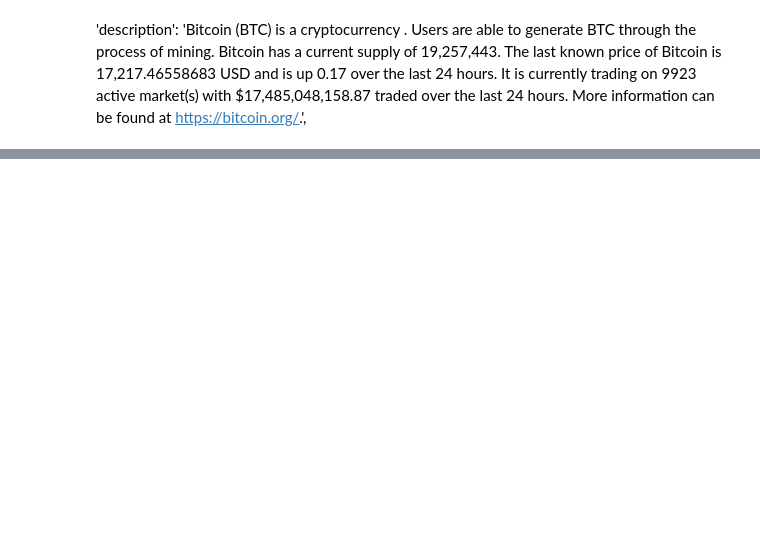
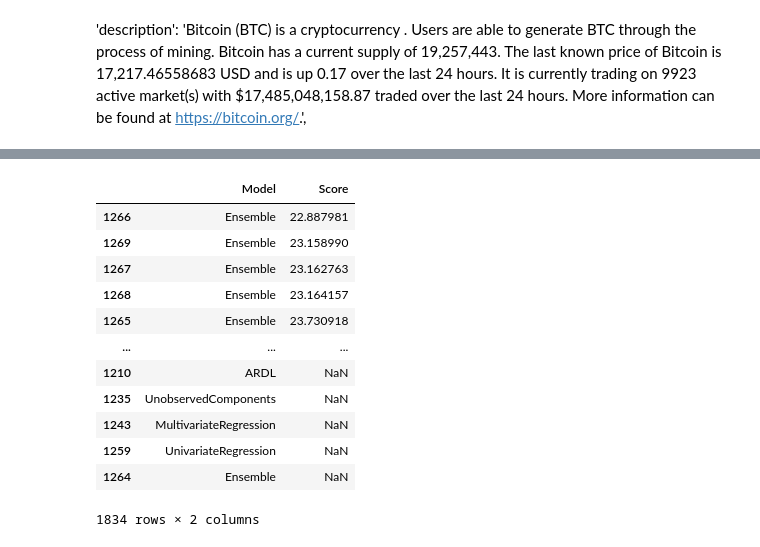
Before and after one commit to GiovannaBezerra/criptocurrency_price_prediction, a Jupyter notebook: cryptocurrency_price_prediction.ipynb, the cells around one changed output, grey strips where cells are left out. Cells and saved outputs as stored; diff of their text form; code cells hidden in the pictures; blank space fills up the shorter version.

```diff
--- a/cryptocurrency_price_prediction.ipynb
+++ b/cryptocurrency_price_prediction.ipynb
@@ -401,0 +316,18 @@ plt.show()
+# %%
+model_results = model.results()
+# %%
+model_results[['Model','Score']].sort_values('Score', ascending=True)
+# %% [output]
+|  | Model | Score |
+| 1266 | Ensemble | 22.887981 |
+| 1269 | Ensemble | 23.158990 |
+| 1267 | Ensemble | 23.162763 |
+| 1268 | Ensemble | 23.164157 |
+| 1265 | Ensemble | 23.730918 |
+| ... | ... | ... |
+| 1210 | ARDL | NaN |
+| 1235 | UnobservedComponents | NaN |
+| 1243 | MultivariateRegression | NaN |
+| 1259 | UnivariateRegression | NaN |
+| 1264 | Ensemble | NaN |
+1834 rows × 2 columns
```
Also changed, not shown: parts of 59 cells of this notebook.
